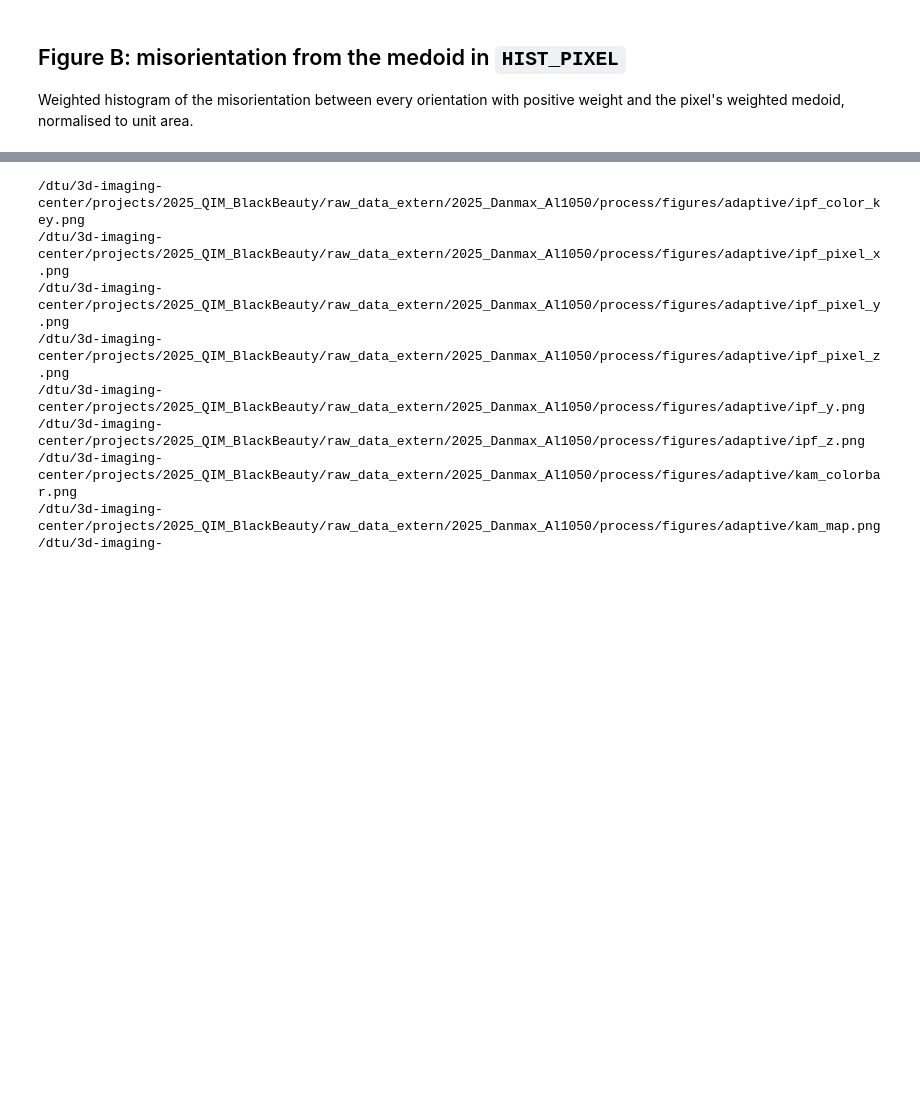
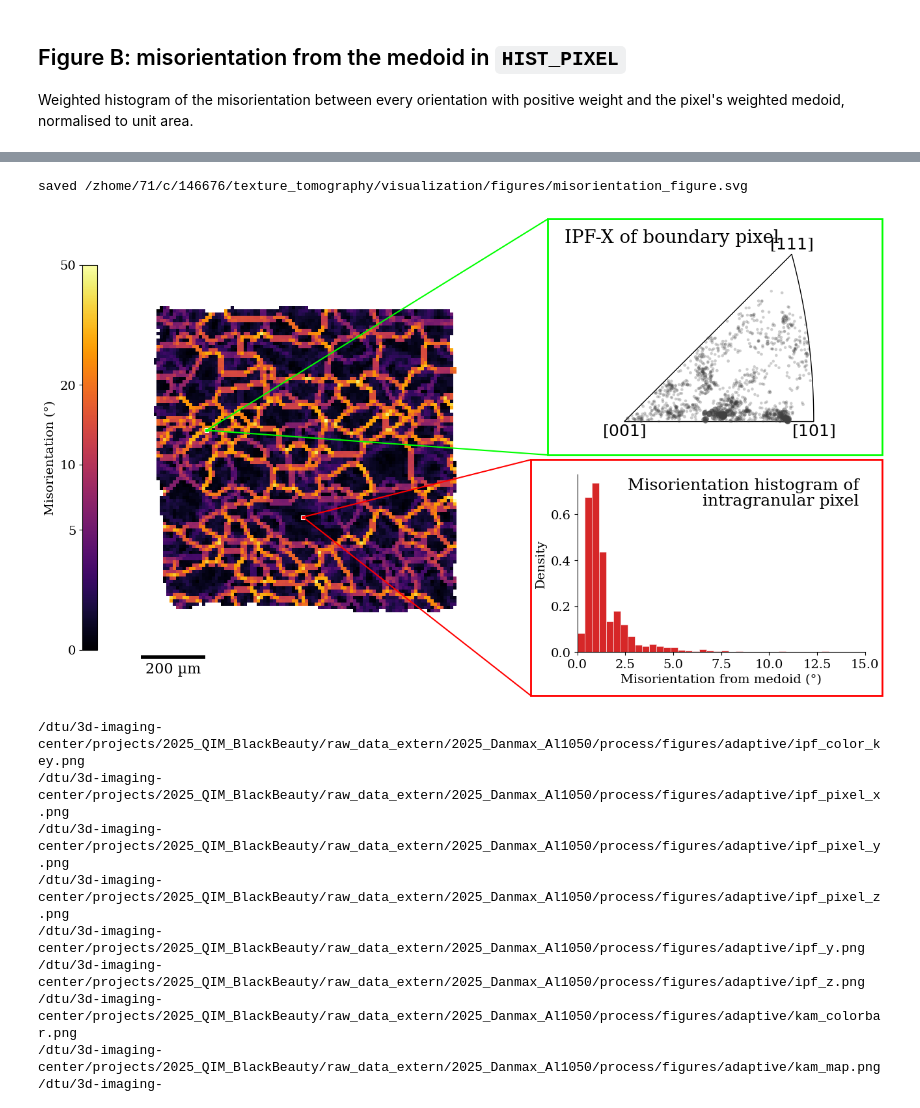
Before and after one commit to msaca-okse/basis_adaptive_textom, a Jupyter notebook: visualization/paper_figures.ipynb, the cells around one changed output, grey strips where cells are left out. Cells and saved outputs as stored; diff of their text form; code cells hidden in the pictures; blank space fills up the shorter version.

```diff
--- a/visualization/paper_figures.ipynb
+++ b/visualization/paper_figures.ipynb
@@ -374,3 +433,68 @@ saved /dtu/3d-imaging-center/projects/2025_QIM_BlackBeauty/raw_data_extern/2025_
+# %%
+from matplotlib.patches import ConnectionPatch, Rectangle
+
+PIXEL_COLORS = {"ipf": "#00ff00", "hist": "red"}
+
+fig = plt.figure(figsize=(13, 7.4))
+# colour bar and KAM map on the left
+cax = fig.add_axes([0.05, 0.10, 0.018, 0.80])
+map_h = 0.86
+map_w = map_h * 7.4 / 13 * W_UM / (H_UM * (1 + MAP_MARGIN))
+ax_map = fig.add_axes([0.10, 0.02, map_w, map_h])
+draw_map(ax_map, kam_plot, cmap=KAM_CMAP, vmin=vmin, vmax=vmax)
+add_scale_bar(ax_map)
+cb = matplotlib.colorbar.ColorbarBase(cax, cmap=plt.get_cmap(KAM_CMAP),
+                                      norm=mcolors.Normalize(vmin=vmin, vmax=vmax), orientation="vertical")
+cb.set_ticks(tick_pos)
+cb.set_ticklabels([f"{v:.3g}" for v in tick_deg])
+cb.set_label("Misorientation (°)")
+cb.ax.yaxis.set_ticks_position("left")
+cb.ax.yaxis.set_label_position("left")
+
+# boxes on the right: (left, bottom, width, height) in figure fractions
+box_ipf = (0.60, 0.505, 0.395, 0.49)
+box_hist = (0.58, 0.005, 0.415, 0.49)
+
+# grey IPF-X of IPF_PIXEL
+w = coeffs[IPF_PIXEL]
+pos = np.flatnonzero(w > 0)
+w_norm = w[pos] / w[pos].max()
+order = np.argsort(w_norm)
+sizes = IPF_POINT_SIZE[0] + (IPF_POINT_SIZE[1] - IPF_POINT_SIZE[0]) * w_norm[order]
+alphas = IPF_ALPHA[0] + (IPF_ALPHA[1] - IPF_ALPHA[0]) * w_norm[order]
+rgba = np.column_stack([np.tile(IPF_GREY, (len(order), 1)), alphas])
+l, b, wd, ht = box_ipf
+ax_ipf = fig.add_axes([l + 0.04, b + 0.06, wd - 0.07, ht - 0.12], projection="ipf",
+                      symmetry=symmetry.Oh, direction=Vector3d(IPF_DIRECTIONS["x"]))
+ax_ipf.scatter(orientations[pos[order]], c=rgba, s=sizes, edgecolors="none", zorder=2)
+fig.text(l + 0.02, b + ht - 0.02, "IPF-X of boundary pixel", ha="left", va="top", fontsize=20)
+
+# misorientation histogram of HIST_PIXEL (same computation as the panel above)
+l, b, wd, ht = box_hist
+ax_hist = fig.add_axes([l + 0.055, b + 0.09, wd - 0.075, ht - 0.12])
+ax_hist.bar(bin_edges[:-1], density_hist, width=np.diff(bin_edges), align="edge",
+            color=HIST_COLOR, edgecolor="white", linewidth=0.4)
+ax_hist.set_xlim(0, HIST_XMAX_DEG)
+ax_hist.set_xlabel("Misorientation from medoid (°)")
+ax_hist.set_ylabel("Density")
+ax_hist.spines[["top", "right"]].set_visible(False)
+ax_hist.text(0.98, 0.98, "Misorientation histogram of\nintragranular pixel", transform=ax_hist.transAxes,
+             ha="right", va="top", fontsize=18, linespacing=1.1)
+
+# boxes, pixel markers and connecting lines
+for (r, c), box, color in [(IPF_PIXEL, box_ipf, PIXEL_COLORS["ipf"]), (HIST_PIXEL, box_hist, PIXEL_COLORS["hist"])]:
+    l, b, wd, ht = box
+    fig.add_artist(Rectangle((l, b), wd, ht, transform=fig.transFigure, fill=False, edgecolor=color, linewidth=2))
+    xy = ((c + 0.5) * pixel_um, (r + 0.5) * pixel_um)
+    ax_map.plot(*xy, "s", ms=4, mfc=color, mec="white", mew=0.8)
+    for corner in [(l, b), (l, b + ht)]:
+        fig.add_artist(ConnectionPatch(xyA=xy, coordsA=ax_map.transData, xyB=corner, coordsB=fig.transFigure,
+                                       color=color, linewidth=1.5))
+save_paper(fig, "misorientation_figure.svg")
+plt.show()
+# %% [output]
+saved /zhome/71/c/146676/texture_tomography/visualization/figures/misorientation_figure.svg
+[figure, added]
 # %%
 for p in sorted(Path(FIG_DIR).glob("*.png")):
     print(p)
```
Also changed, not shown: parts of 9 cells of this notebook, 1 other file.
